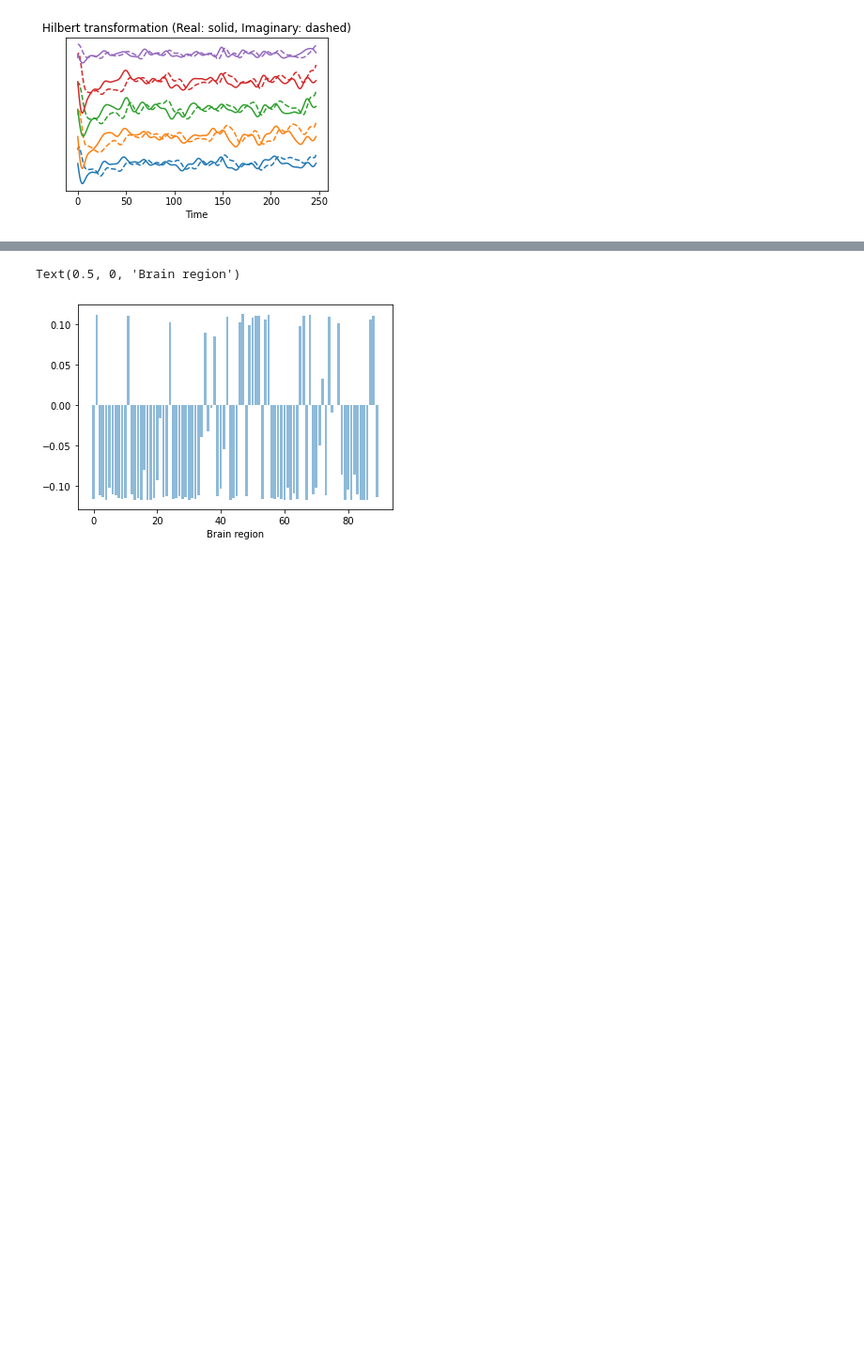
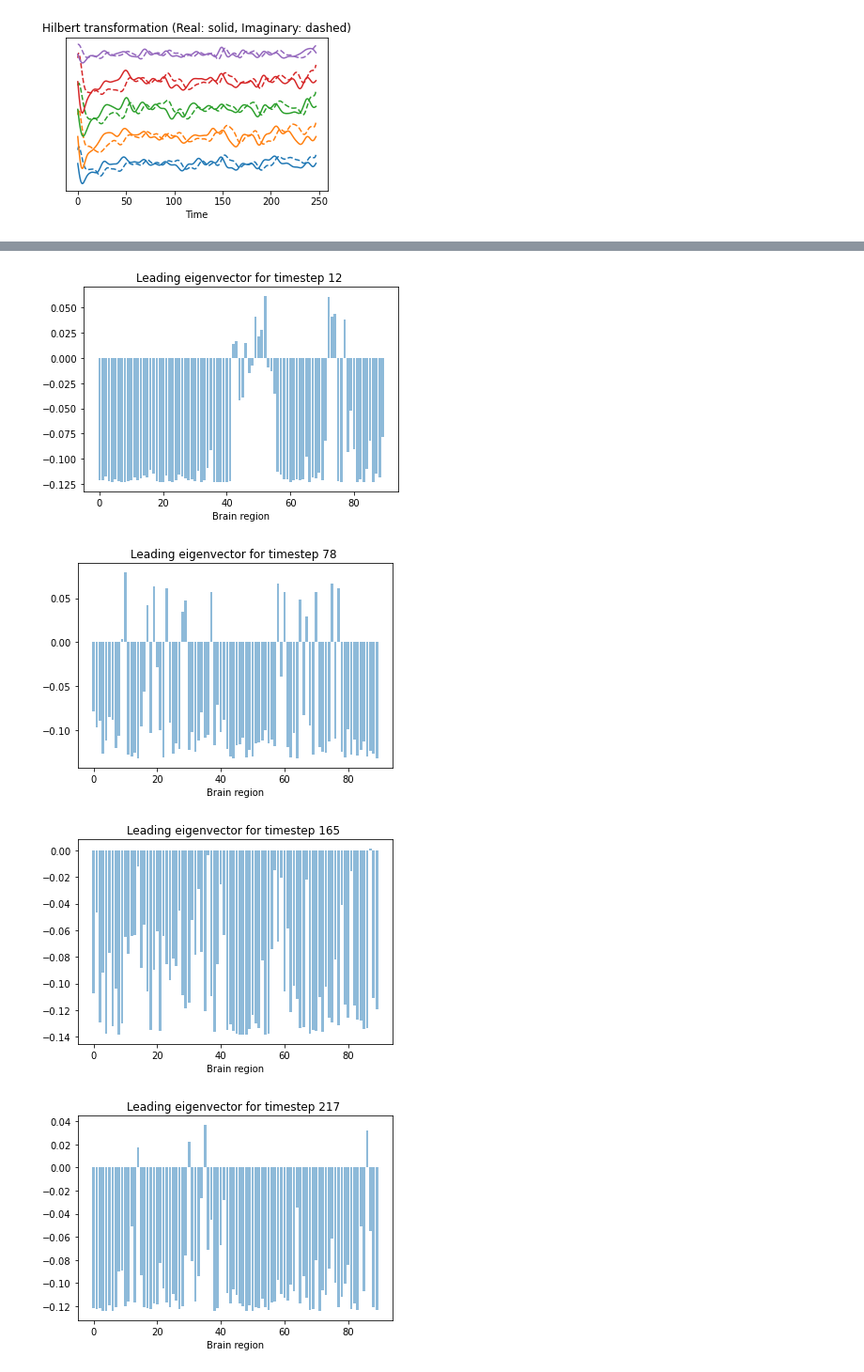
Before and after one commit to Magnus-Harder/Fagprojekt-f-mri, a Jupyter notebook: plots_of_data02.ipynb, the cells around one changed output, grey strips where cells are left out. Shown at 94% size. Cells and saved outputs as stored; diff of their text form; code cells hidden in the pictures; blank space fills up the shorter version.

Commit message:
Updated version of plots of data

```diff
--- a/plots_of_data02.ipynb
+++ b/plots_of_data02.ipynb
@@ -124,11 +73,0 @@ plt.show()
-# %%
-from scipy.signal import hilbert
-
-def Hilbert_transform(signal):
-    A_t = hilbert(signal)
-    s_t , sh_t = np.real(A_t),np.imag(A_t)
-    return s_t, sh_t
-
-def phase(s_t, sh_t):
-    theta_t = np.arctan(sh_t/s_t)
-    return theta_t
@@ -160,18 +101,19 @@ plt.show()
 # %%
 plt.figure(figsize=(12,3))
-#plt.ylabel("Brain region")
-#plt.yticks([0,4,8,12,16],["1","2","3","4","5"])
 plt.yticks([])
 plt.title("Phase time-series")
 plt.xlabel("Time")
 
-timemarks = [12,12,78,165,217]
-
 for i in range(5):
     theta_t = phase(S_t[i], SH_t[i])
     plt.plot(time,theta_t + 4 * i)
+    #No y axis. The signals are plotted so they dont lay on top of eachother
+
+timemarks = [12,78,165,217] #list of random timemarks to look at
+
+for i in range(len(timemarks)):
     plt.vlines(timemarks[i], -3, 19, linestyles ="solid", colors ="k")
-
+    #plot timemarks
 
 plt.show()
 # %% [output]
@@ -210,22 +146,19 @@ def CoherenceMap(Theta):
 
     return LEiDA_Signal
 # %%
-N,T = X[3].shape
+#filter(bandpass, hilbert, and phase) all 90 brain areas for the first subject
+N,T = X[0].shape
 X_filtered = np.zeros((N,T))
 
-for idx, x in enumerate(X[3]):
+for idx, x in enumerate(X[0]):
     X_filtered[idx,:] = butter_bandpass_filter(x)
 
-
-#%%
-
 Theta = np.zeros((N,T))
-
-
 for idx, x in enumerate(X_filtered):
     s_t,sh_t=Hilbert_transform(x)
     Theta_t = phase(s_t, sh_t)
     Theta[idx,:] = Theta_t
 
+#Get LEdiDa signal for all 90 brainCoherenceMap
 LEiDA_Signal = CoherenceMap(Theta)
 # %% [output]
@@ -236,9 +171,13 @@ LEiDA_Signal = CoherenceMap(Theta)
 # %%
-y_pos = np.arange(len(LEiDA_Signal[:,12]))
+for t in timemarks:
+    y_pos = np.arange(len(LEiDA_Signal[:,t]))
 
-
-plt.bar(y_pos, LEiDA_Signal[:,165], align='center', alpha=0.5)
-plt.xlabel("Brain region")
+    plt.title(f"Leading eigenvector for timestep {t} ")
+    plt.bar(y_pos, LEiDA_Signal[:,t], align='center', alpha=0.5)
+    plt.xlabel("Brain region")
+    plt.show()
 # %% [output]
-Text(0.5, 0, 'Brain region')
-[figure, old version]
+[figure, new version]
+[figure, added]
+[figure, added]
+[figure, added]
```
Also changed, not shown: parts of 22 cells of this notebook.
